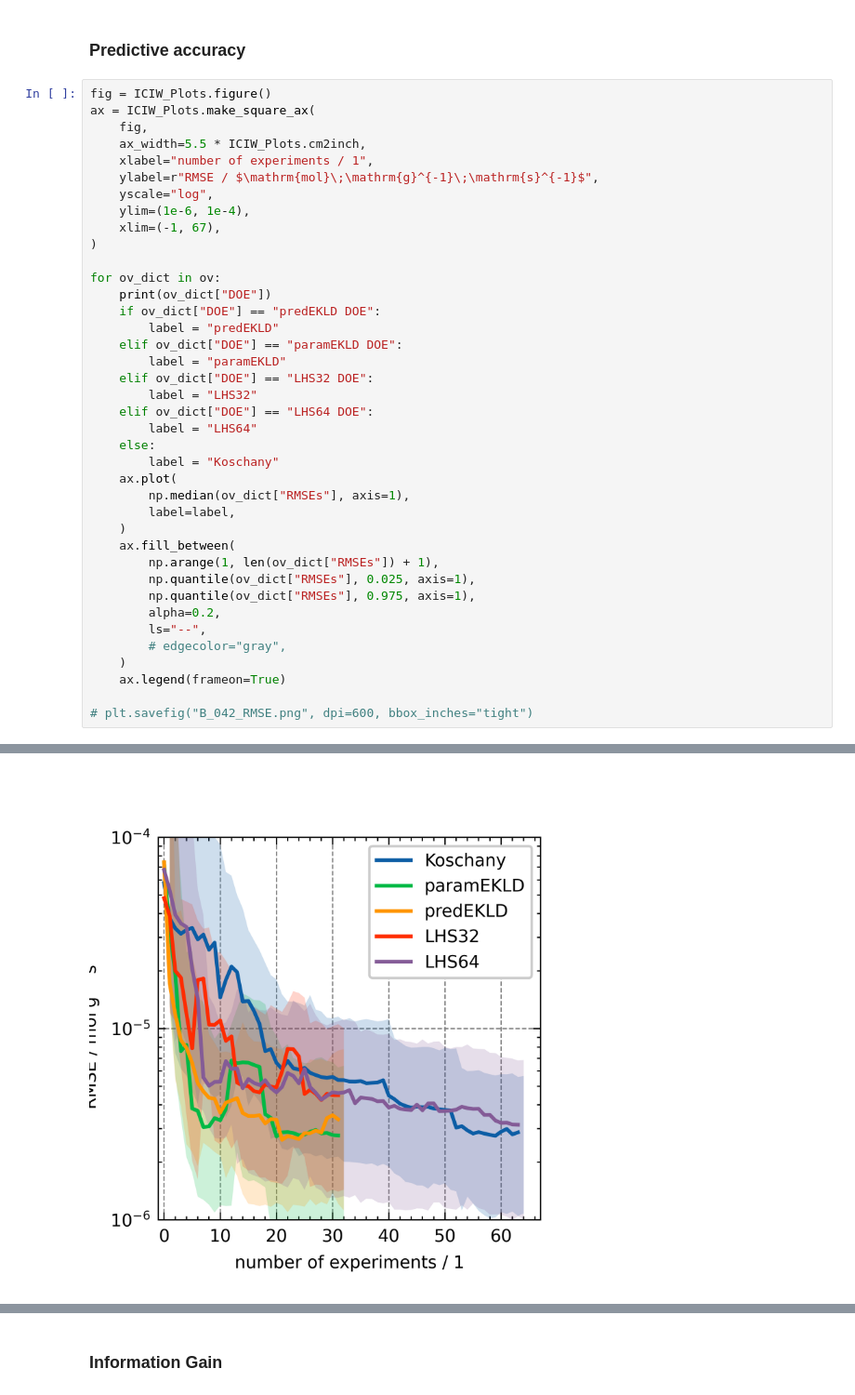
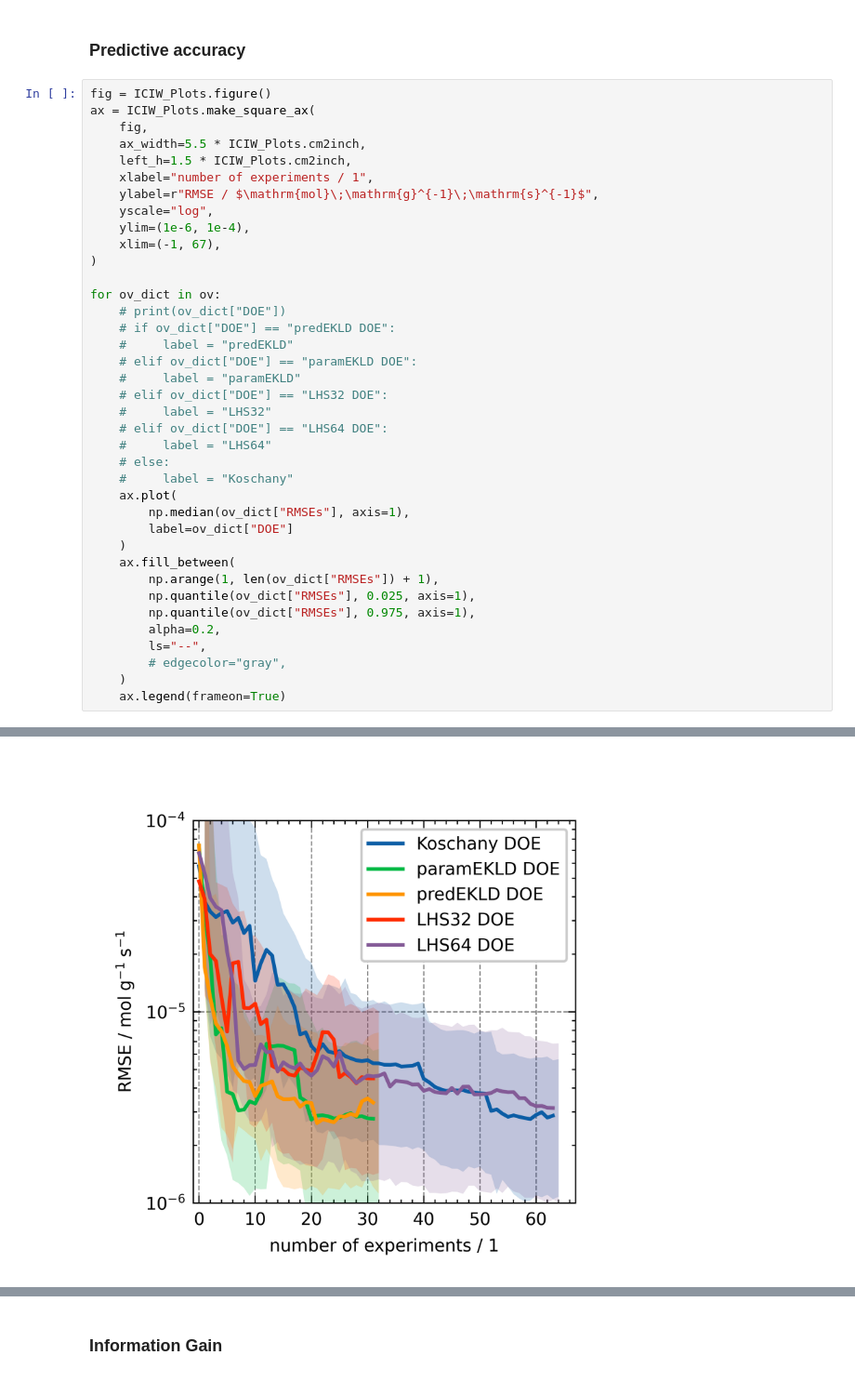
Before and after one commit to ChemRxnEngLab/BayesianIO4kinetics, a Jupyter notebook: HSA_Cam_F_Overview.ipynb, the cells around one changed output, grey strips where cells are left out. Shown at 93% size. Saved outputs shown, nothing was run; the diff lists cells and outputs as text.

```diff
--- a/HSA_Cam_F_Overview.ipynb
+++ b/HSA_Cam_F_Overview.ipynb
@@ -795,6 +709,7 @@ fig = ICIW_Plots.figure()
 ax = ICIW_Plots.make_square_ax(
     fig,
     ax_width=5.5 * ICIW_Plots.cm2inch,
+    left_h=1.5 * ICIW_Plots.cm2inch,
     xlabel="number of experiments / 1",
     ylabel=r"RMSE / $\mathrm{mol}\;\mathrm{g}^{-1}\;\mathrm{s}^{-1}$",
     yscale="log",
@@ -803,20 +718,20 @@ ax = ICIW_Plots.make_square_ax(
 )
 
 for ov_dict in ov:
-    print(ov_dict["DOE"])
-    if ov_dict["DOE"] == "predEKLD DOE":
-        label = "predEKLD"
-    elif ov_dict["DOE"] == "paramEKLD DOE":
-        label = "paramEKLD"
-    elif ov_dict["DOE"] == "LHS32 DOE":
-        label = "LHS32"
-    elif ov_dict["DOE"] == "LHS64 DOE":
-        label = "LHS64"
-    else:
-        label = "Koschany"
+    # print(ov_dict["DOE"])
+    # if ov_dict["DOE"] == "predEKLD DOE":
+    #     label = "predEKLD"
+    # elif ov_dict["DOE"] == "paramEKLD DOE":
+    #     label = "paramEKLD"
+    # elif ov_dict["DOE"] == "LHS32 DOE":
+    #     label = "LHS32"
+    # elif ov_dict["DOE"] == "LHS64 DOE":
+    #     label = "LHS64"
+    # else:
+    #     label = "Koschany"
     ax.plot(
         np.median(ov_dict["RMSEs"], axis=1),
-        label=label,
+        label=ov_dict["DOE"]
     )
     ax.fill_between(
         np.arange(1, len(ov_dict["RMSEs"]) + 1),
@@ -827,6 +742,4 @@ for ov_dict in ov:
         # edgecolor="gray",
     )
     ax.legend(frameon=True)
-
-# plt.savefig("B_042_RMSE.png", dpi=600, bbox_inches="tight")
 # %% [output]
@@ -838 +746 @@ LHS64 DOE
-[figure, old version]
+[figure, new version]
```
Also changed, not shown: parts of 4 cells of this notebook.
